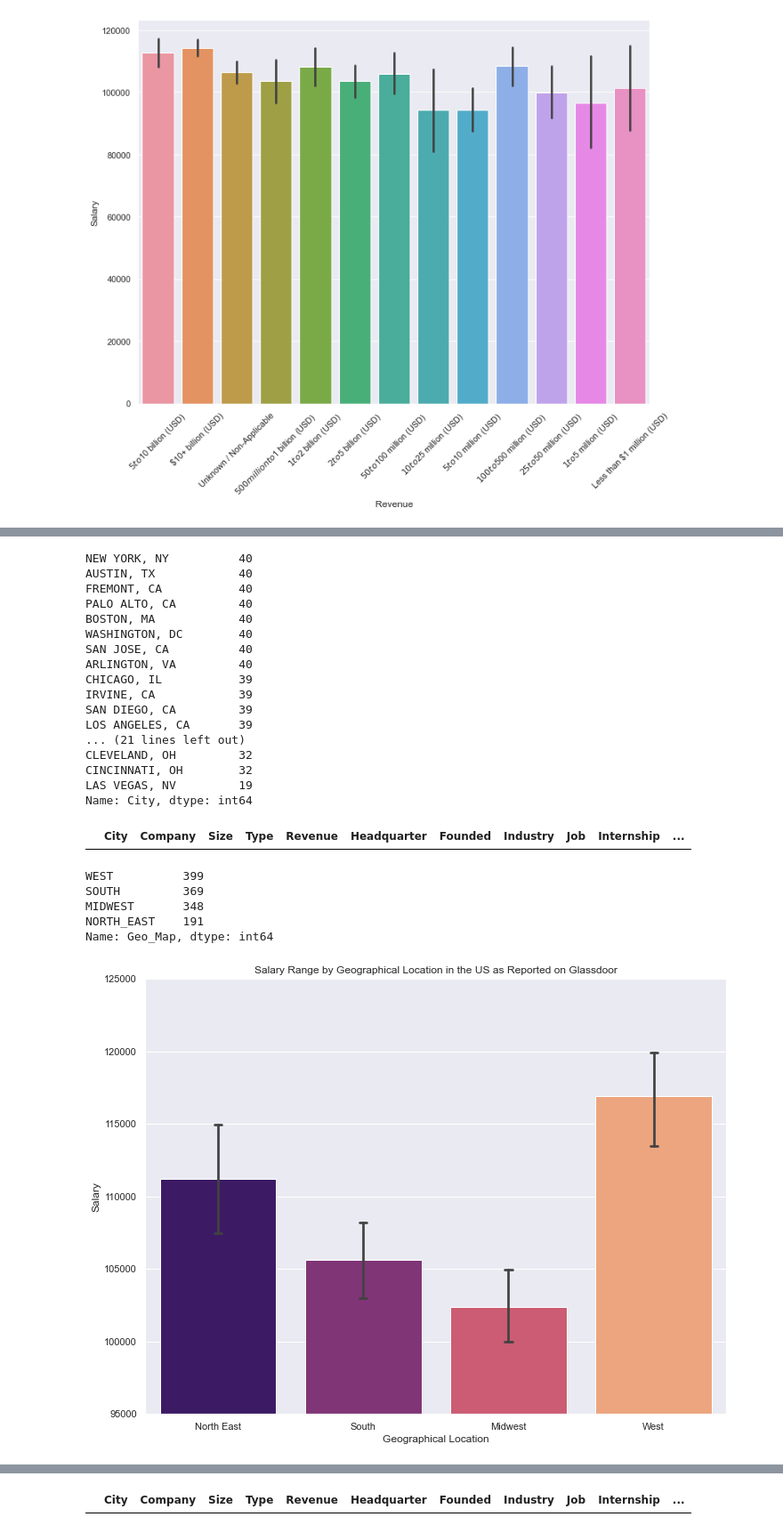
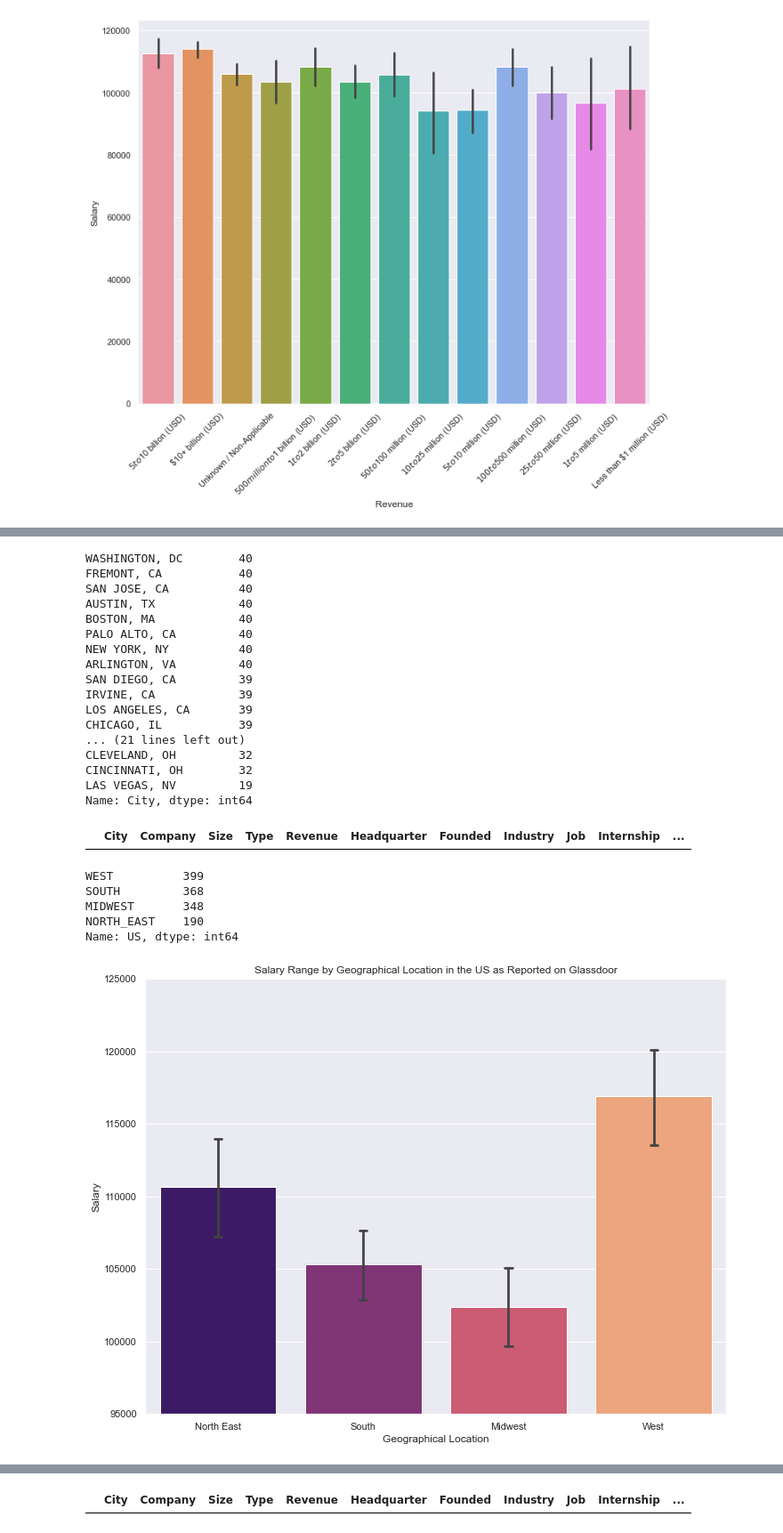
Before and after one commit to CeliaSagas/Data-Coin, a Jupyter notebook: code/3 - Prepare Data.ipynb, the cells around one changed output, grey strips where cells are left out. Shown: that part at 89% size. Cells and saved outputs as stored; diff of their text form; code cells hidden in the pictures.

```diff
--- a/code/3 - Prepare Data.ipynb
+++ b/code/3 - Prepare Data.ipynb
@@ -159,4 +187,8 @@ sns.histplot(data=df1, x="Salary")
 # %%
-#remove values uner 25000 as they represent monthly pay or internship in another country
+#remove values under 25000 as they represent monthly pay or internship in another country
 
 df1 = df1[df1["Salary"] > 25000]
+
+#remove values over 200000 as they are far outside the IQR
+
+df1 = df1[df1["Salary"] < 200000]
@@ -428,6 +452,9 @@ Low Confidence          735
 Very High Confidence    383
 High Confidence         189
 Name: Confidence, dtype: int64
+# %%
+confidence_map = {"Low Confidence": 0, "High Confidence": 1, "Very High Confidence" : 2 }
+df1["Confidence"] = df1["Confidence"].map(confidence_map)
 # %%
 #bar plot of confidence with target variable
 
@@ -445,18 +472,18 @@ plt.show()
 df1["City"] = df1["City"].str.upper()
 df1["City"].value_counts()
 # %% [output]
+WASHINGTON, DC        40
+FREMONT, CA           40
+SAN JOSE, CA          40
+AUSTIN, TX            40
+BOSTON, MA            40
+PALO ALTO, CA         40
 NEW YORK, NY          40
-AUSTIN, TX            40
-FREMONT, CA           40
-PALO ALTO, CA         40
-BOSTON, MA            40
-WASHINGTON, DC        40
-SAN JOSE, CA          40
 ARLINGTON, VA         40
+SAN DIEGO, CA         39
+IRVINE, CA            39
+LOS ANGELES, CA       39
 CHICAGO, IL           39
-IRVINE, CA            39
-SAN DIEGO, CA         39
-LOS ANGELES, CA       39
 ... (21 lines left out)
 CLEVELAND, OH         32
 CINCINNATI, OH        32
@@ -480,28 +507,28 @@ geo_map = {value: key for key in city_dict for value in city_dict[key]}
 # %%
 #create geogrpahical labels based on location
 
-df1["Geo_Map"] = df1["City"].map(geo_map)
-df1["Geo_Map"].value_counts()
+df1["US"] = df1["City"].map(geo_map)
+df1["US"].value_counts()
 # %% [output]
 WEST          399
-SOUTH         369
+SOUTH         368
 MIDWEST       348
-NORTH_EAST    191
-Name: Geo_Map, dtype: int64
+NORTH_EAST    190
+Name: US, dtype: int64
 # %%
 #bar plot of geo map with target variable
 
-loc_bar = sns.barplot(x=df1.Geo_Map, y=df1.Salary, palette='magma', capsize=.05).set_title("Salary Range by Geographical Location in the US as Reported on Glassdoor")
+loc_bar = sns.barplot(x=df1.US, y=df1.Salary, palette='magma', capsize=.05).set_title("Salary Range by Geographical Location in the US as Reported on Glassdoor")
 
 plt.xlabel("Geographical Location")
 plt.xticks([0,1,2,3],["North East", "South","Midwest","West"],rotation=0)
 plt.ylabel("Salary")
 plt.ylim(95000, 125000)
 figure = loc_bar.get_figure()
 figure.savefig('location_bar.png', dpi=400)
 plt.show()
 # %% [output]
-[figure, old version]
+[figure, new version]
 # %%
 #loading cost of living data
 
```
Also changed, not shown: parts of 49 cells of this notebook, 4 other files.
